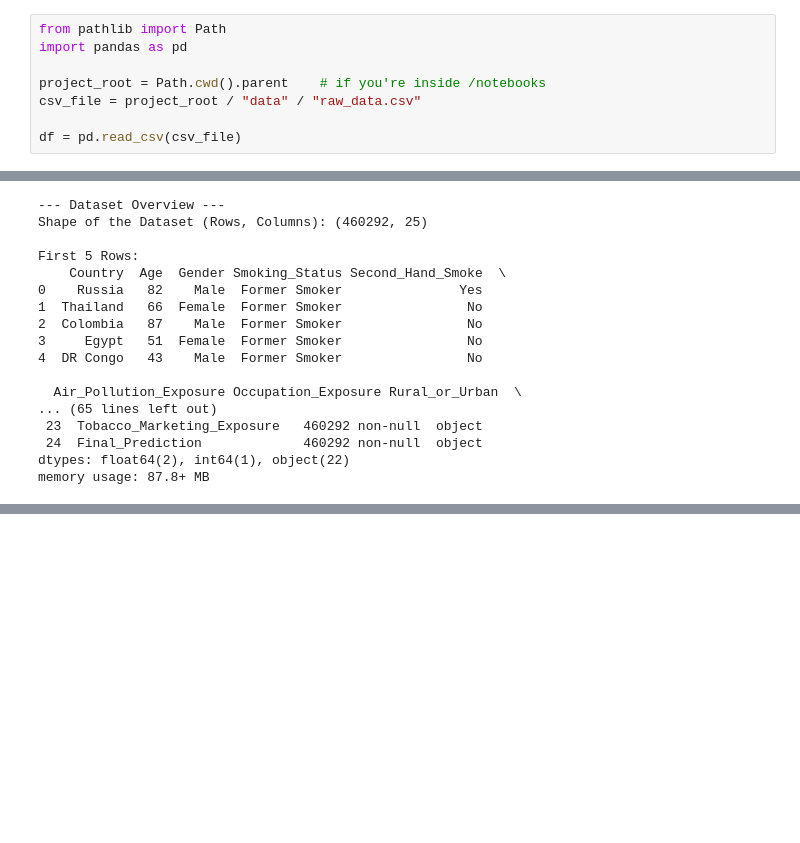
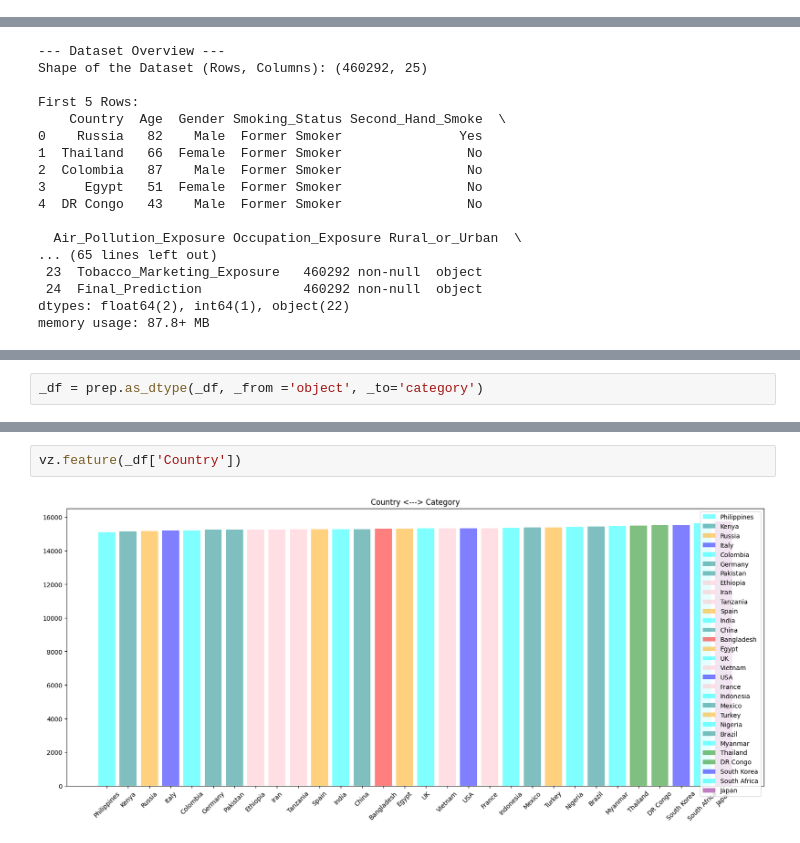
Before and after one commit to Mareeha-Nadeem/CancerCare, a Jupyter notebook: data_science/notebook/eda.ipynb, the cells around one changed output, grey strips where cells are left out. Cells and saved outputs as stored; diff of their text form; blank space fills up the shorter version.

```diff
--- a/data_science/notebook/eda.ipynb
+++ b/data_science/notebook/eda.ipynb
@@ -1,8 +0,0 @@
-# %%
-from pathlib import Path
-import pandas as pd
-
-project_root = Path.cwd().parent    # if you're inside /notebooks
-csv_file = project_root / "data" / "raw_data.csv"
-
-df = pd.read_csv(csv_file)
@@ -159,0 +468,2 @@ plt.show()
+# %%
+_df = prep.as_dtype(_df, _from ='object', _to='category')
@@ -159,0 +549,4 @@ plt.show()
+# %%
+vz.feature(_df['Country'])
+# %% [output]
+[figure, added]
```
Also changed, not shown: parts of 29 cells of this notebook, 11 other files.
